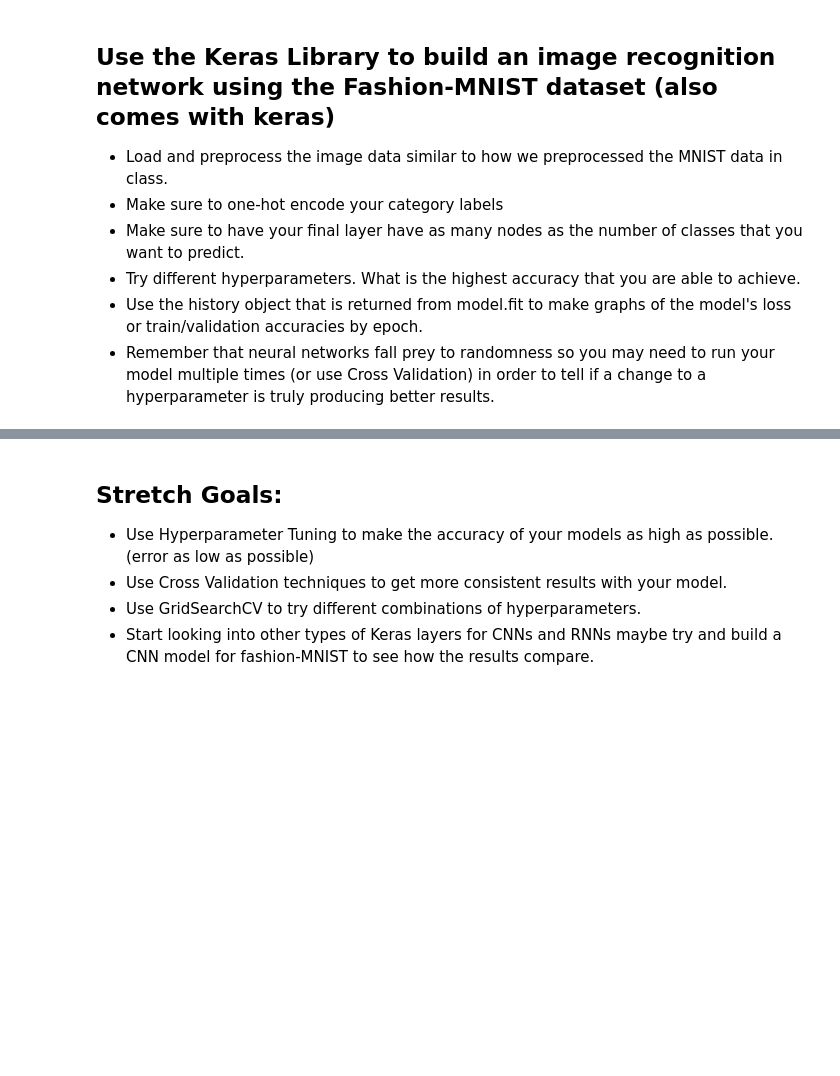
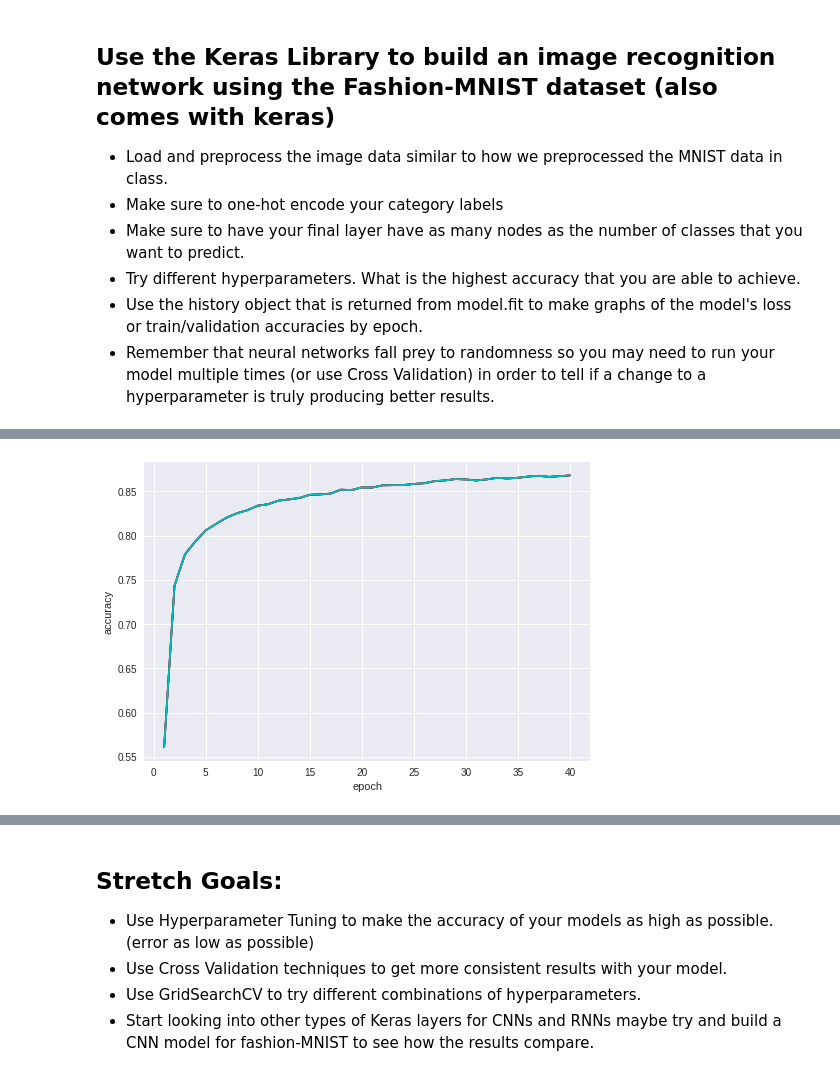
Before and after one commit to samirgadkari/AB-Demo, a Jupyter notebook: module3-Intro-to-Keras/LS_DS_433_Keras_Assignment.ipynb, the cells around one changed output, grey strips where cells are left out. Cells and saved outputs as stored; diff of their text form; code cells hidden in the pictures; blank space fills up the shorter version.

```diff
--- a/module3-Intro-to-Keras/LS_DS_433_Keras_Assignment.ipynb
+++ b/module3-Intro-to-Keras/LS_DS_433_Keras_Assignment.ipynb
@@ -375,0 +374,6 @@ Mean Squared Error: 23.969491575865415
+# %%
+(train_data, train_targets), (test_data, test_targets) = fashion_mnist.load_data()
+print('train_data.shape:', train_data.shape)
+print('train_targets.shape:', train_targets.shape)
+print('test_data.shape:', test_data.shape)
+print('test_targets.shape:', test_targets.shape)
@@ -375,0 +580,13 @@ Mean Squared Error: 23.969491575865415
+# %%
+markers = ['b-', 'g-', 'r-', 'c-', 'm-', 'y-', 'k-']
+for i in range(len(all_histories)):
+  training_accuracy = history.history['acc']
+  epoch_count = range(1, len(training_accuracy) + 1)
+
+  plt.plot(epoch_count, training_accuracy, markers[i])
+
+plt.xlabel('epoch')
+plt.ylabel('accuracy')
+plt.show()
+# %% [output]
+[figure, added]
```
Also changed, not shown: parts of 8 cells of this notebook.
